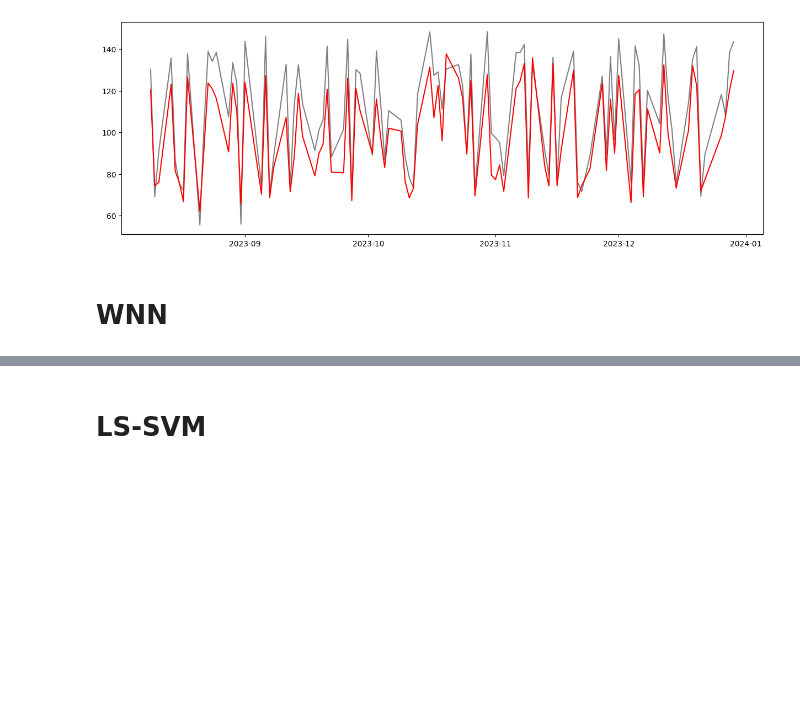
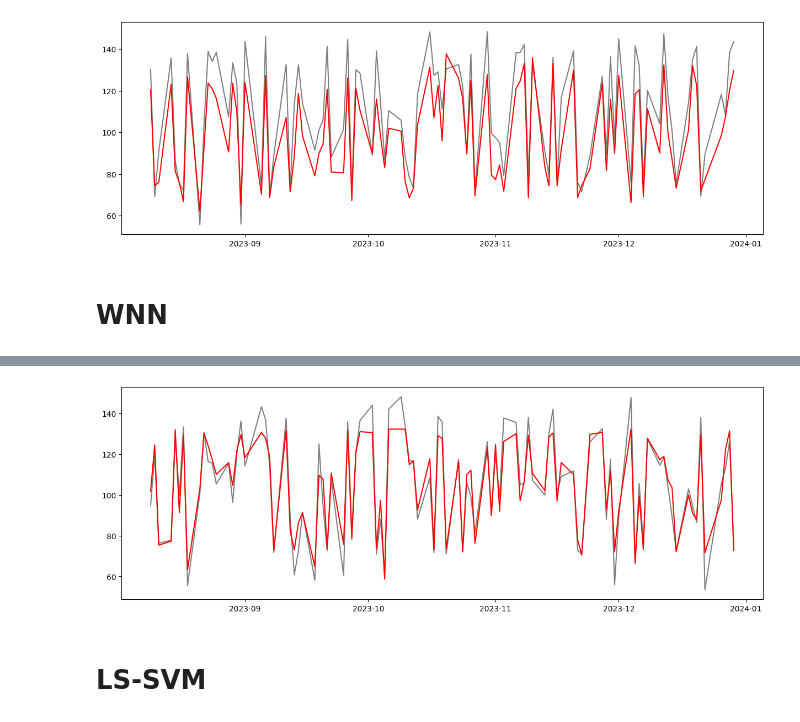
Before and after one commit to Ykiiii/Timing-signal-analysis, a Jupyter notebook: RNN.ipynb, the cells around one changed output, grey strips where cells are left out. Drawn from its saved outputs; the diff is of its cells as text; code cells hidden in the pictures; blank space fills up the shorter version.

```diff
--- a/RNN.ipynb
+++ b/RNN.ipynb
@@ -838,0 +816,18 @@ rbf_matrix.shape
+# %%
+from tensorflow.keras.models import Sequential
+from tensorflow.keras.layers import Dense,Dropout,Flatten
+
+model = tf.keras.Sequential([
+    RBFLayer(10, 0.5, input_shape=(1,)),
+    tf.keras.layers.Dense(1)
+])
+
+model = Sequential(name="RBFNN")
+model.add(Dense(32, activation='relu', input_shape=X.shape[1:]))
+model.add(Dropout(0.1))
+model.add(Flatten())
+model.add(RBFLayer(10, 0.5))
+model.add(Dense(32,activation='relu'))
+model.add(Dropout(0.1))
+model.add(Dense(1))
+model.summary()
@@ -838,0 +852,3 @@ rbf_matrix.shape
+# %%
+model.compile(optimizer='adam', loss='mse',metrics=['mape'])
+model.fit(X_train,y_train,batch_size=32,epochs=50,validation_data=(X_test,y_test))
@@ -838,0 +874,3 @@ rbf_matrix.shape
+# %%
+y_pred = model.predict(X_test)
+print(y_pred)
@@ -839,3 +895,12 @@ rbf_matrix.shape
+# %%
+import matplotlib.pyplot as plt
+plt.figure(figsize=(15, 5))
+df_time = df.index[-len(y_test):]
+plt.plot(df_time,y_test,color='gray',label='price')
+plt.plot(df_time,y_pred,color='red',label='predict')
+plt.show()
+# %% [output]
+[figure, added]
 # %% [markdown]
 # LS-SVM
 # %%
```
Also changed, not shown: parts of 18 cells of this notebook.
